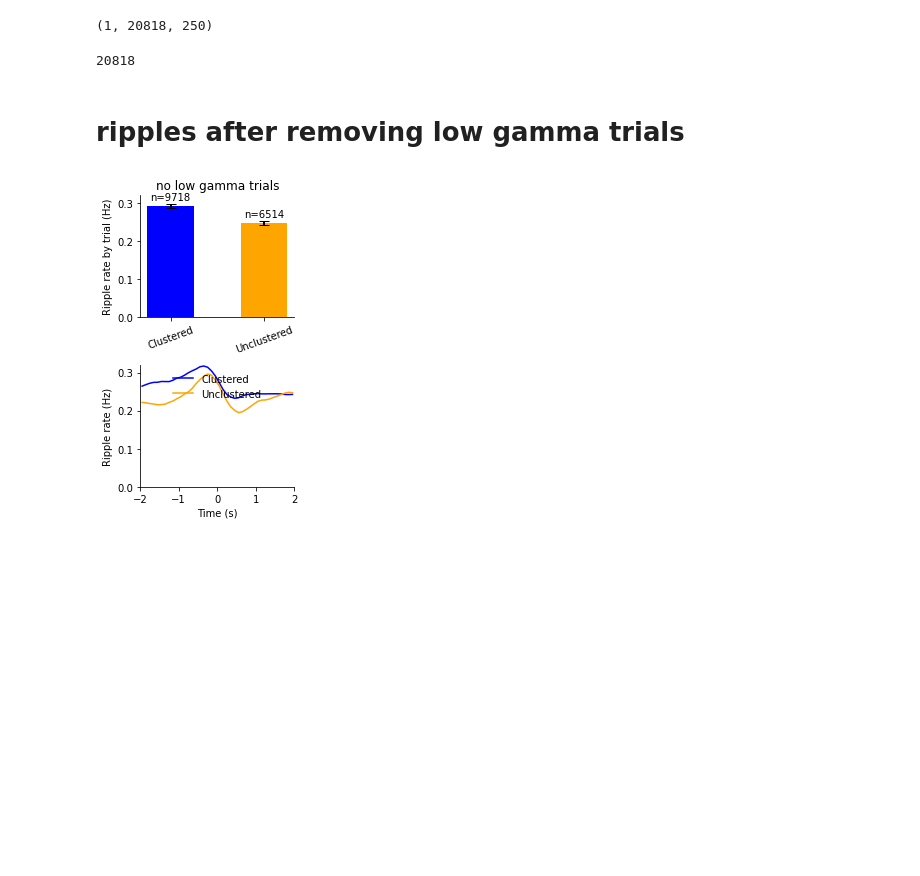
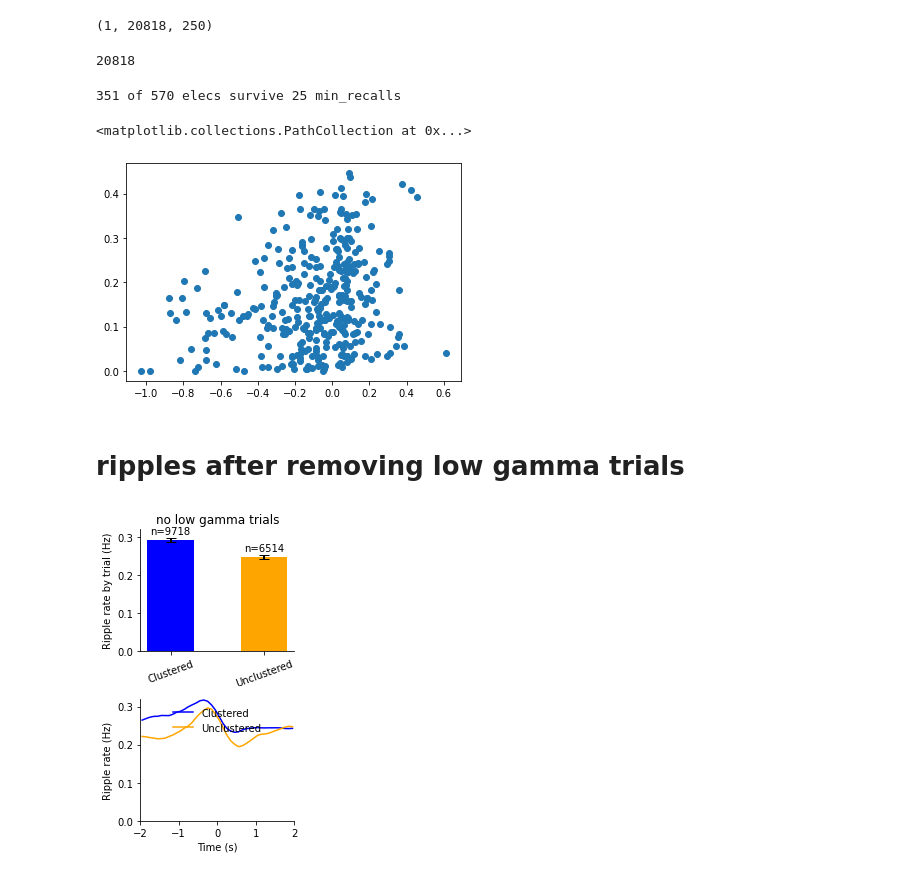
Before and after one commit to jjsakon/SWRrefactored, a Jupyter notebook: code/rippleVsGammaByElectrode.ipynb, the cells around one changed output. Drawn from its saved outputs; the diff is of its cells as text; code cells hidden in the pictures; blank space fills up the shorter version.

Commit message:
2024-08-19 starting to write out elec-level analyses

```diff
--- a/code/rippleVsGammaByElectrode.ipynb
+++ b/code/rippleVsGammaByElectrode.ipynb
@@ -291,8 +291,33 @@ array(['R1108J-1_RU1-RU2', 'R1108J-1_RU3-RU4', 'R1108J-1_RU4-RU5', ...,
 (1, 20818, 250)
 20818
 # %%
-unique_elecs = np.unique(dd_trials['elec_labels'][sub_clust_idxs])
+min_recalls = 25
+
+ripple_time_range = slice( int((-ripple_start_offset+ripple_analysis_start)/sr_factor),
+                        int((-ripple_start_offset+ripple_analysis_end)/sr_factor) )
+# basically *500 sr divided by 1.8 sec
+ripple_hz_conv_factor = (1000/sr_factor) / (sr_factor*(ripple_time_range.stop-ripple_time_range.start)/1000)
+
+sub_clust_elecs = dd_trials['elec_labels'][sub_clust_idxs]
+unique_elecs = np.unique(sub_clust_elecs)
+
+sub_ripple_elecs = []
+sub_gamma_elecs = []
+min_trial_elecs = []
 for elec in unique_elecs:
+    if sum(sub_clust_elecs==elec) >= min_recalls:
+        min_trial_elecs.append(elec)
+        sub_ripple_elecs.append(ripple_hz_conv_factor*np.mean(start_array[sub_clust_elecs==elec,ripple_time_range]))
+        sub_gamma_elecs.append(np.mean(sub_Zs[0,sub_clust_elecs==elec,gamma_time_range]))
+# %%
+print(f'{len(min_trial_elecs)} of {len(unique_elecs)} elecs survive {min_recalls} min_recalls')
+# %% [output]
+351 of 570 elecs survive 25 min_recalls
+# %%
+plt.scatter(sub_gamma_elecs,sub_ripple_elecs)
+# %% [output]
+<matplotlib.collections.PathCollection at 0x...>
+[figure, added]
 # %% [markdown]
 # ripples after removing low gamma trials
 # %%
```
